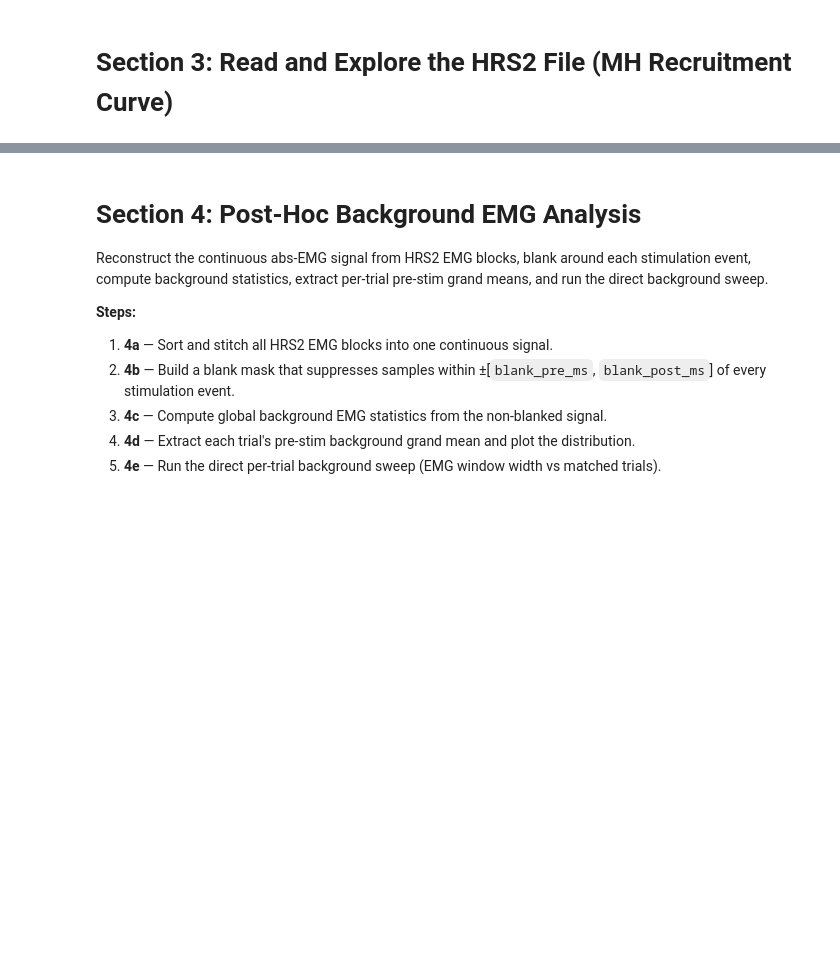
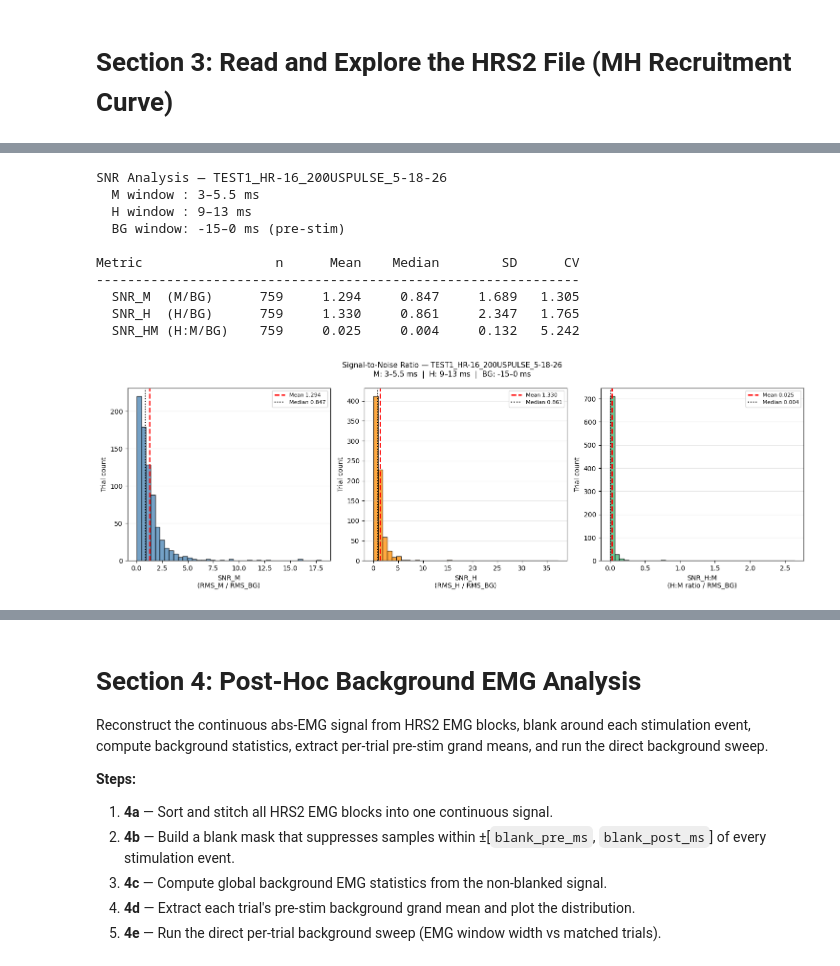
Before and after one commit to yahriels/Open-Ephys-H-Reflex-Python-Data-Analysis, a Jupyter notebook: src/open_ephys/analysis/Post_Hoc_Global_Windowing copy.ipynb, the cells around one changed output, grey strips where cells are left out. Cells and saved outputs as stored; diff of their text form; code cells hidden in the pictures; blank space fills up the shorter version.

```diff
--- a/src/open_ephys/analysis/Post_Hoc_Global_Windowing copy.ipynb
+++ b/src/open_ephys/analysis/Post_Hoc_Global_Windowing copy.ipynb
@@ -165,0 +162,14 @@ Actual trial timeline (300 trials)
+# %%
+# ---- Analysis Configuration ----
+PRE_PLOT_MS  = 15     # ms before stim onset — individual trial view
+POST_PLOT_MS = 15    # ms after  stim onset — individual trial view
+N_PER_PAGE   = 6    # subplots per page (2 rows × 3 cols)
+
+# M/H wave windows (ms relative to stim onset)
+M_WAVE_START_MS = 3
+M_WAVE_END_MS   = 5.5
+H_WAVE_START_MS = 9
+H_WAVE_END_MS   = 13
+
+PRE_AVG_MS  = 15     # ms before stim onset — averaged waveform view
+POST_AVG_MS = 15    # ms after  stim onset — averaged waveform view
@@ -165,0 +189,19 @@ Actual trial timeline (300 trials)
+# %%
+# ---- Silent Failed Trial Filter ----
+# Detects and removes failed trials from hrs2_trials with no plots or widgets.
+# Run this cell instead of (or after) the interactive detector above when you
+# just want a clean trial list for downstream analysis.
+_report_s, _failed_s, _passed_s, _ = detect_and_correct_failed_trials(
+    hrs2_trials, hrs2_header, hrs2_emg_blocks,
+    pre_ms=PRE_PLOT_MS, post_ms=POST_PLOT_MS,
+    m_start_ms=M_WAVE_START_MS, m_end_ms=M_WAVE_END_MS,
+    h_start_ms=H_WAVE_START_MS, h_end_ms=H_WAVE_END_MS,
+    sample_rate=recording_sample_rate or hrs1_header.sample_rate,
+    silent=True,
+)
+
+_passed_idx = {r['idx'] for r in _passed_s}
+hrs2_trials = [t for i, t in enumerate(hrs2_trials) if i in _passed_idx]
+
+print(f"Failed trials removed : {len(_failed_s)}")
+print(f"Trials remaining      : {len(hrs2_trials)}")
@@ -165,0 +262,24 @@ Actual trial timeline (300 trials)
+# %%
+# ---- Section 7: Signal-to-Noise Ratio ----
+# Background window length (ms before stim onset).
+BG_PRE_MS = 15.0
+
+snr_results = compute_snr_analysis(
+    hrs2_trials, hrs2_header,
+    m_start_ms=M_WAVE_START_MS, m_end_ms=M_WAVE_END_MS,
+    h_start_ms=H_WAVE_START_MS, h_end_ms=H_WAVE_END_MS,
+    bg_pre_ms=BG_PRE_MS,
+    sample_rate=recording_sample_rate or hrs1_header.sample_rate,
+)
+# %% [output]
+SNR Analysis — TEST1_HR-16_200USPULSE_5-18-26
+  M window : 3–5.5 ms
+  H window : 9–13 ms
+  BG window: -15–0 ms (pre-stim)
+
+Metric                 n      Mean    Median        SD      CV
+--------------------------------------------------------------
+  SNR_M  (M/BG)      759     1.294     0.847     1.689   1.305
+  SNR_H  (H/BG)      759     1.330     0.861     2.347   1.765
+  SNR_HM (H:M/BG)    759     0.025     0.004     0.132   5.242
+[figure, added]
```
Also changed, not shown: parts of 21 cells of this notebook, 4 other files.
